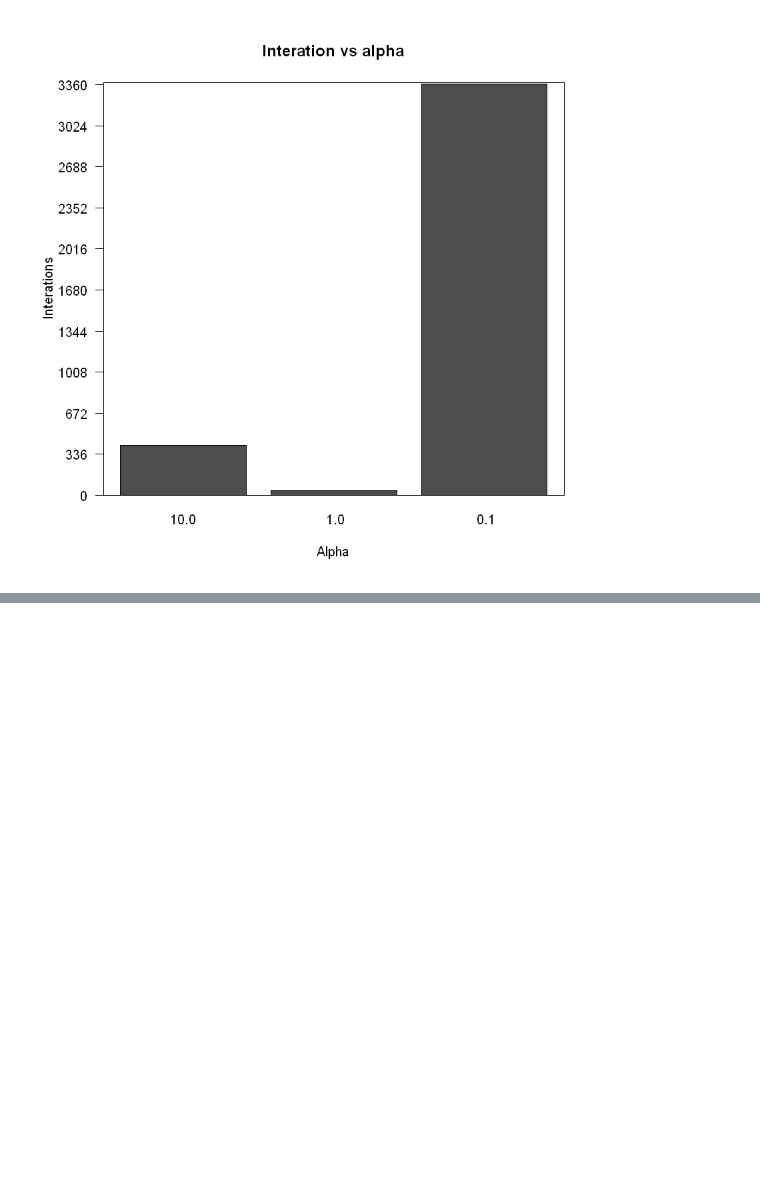
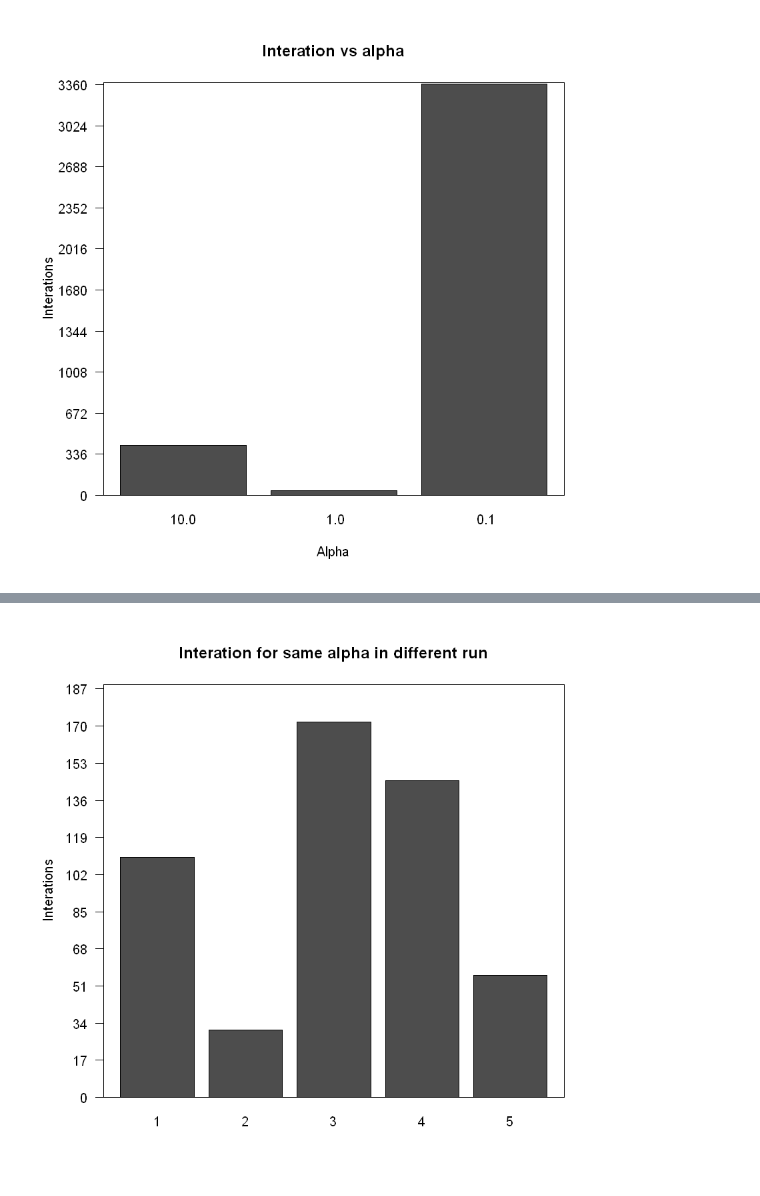
Before and after one commit to jainsanyam786/OptimizationForMachineLearning, a Jupyter notebook: HW1.ipynb, the cells around one changed output, grey strips where cells are left out. Drawn from its saved outputs; the diff is of its cells as text; code cells hidden in the pictures; blank space fills up the shorter version.

Commit message:
Updated code and added pdf for the same

```diff
--- a/HW1.ipynb
+++ b/HW1.ipynb
@@ -513,0 +522,37 @@ Second method provide convergence for smaller learning rates giving chance to be
+# %%
+stochasticGradientDes <- function(y1,A1,x1,advalpha,thrs, maxi, option){
+    converged<-FALSE
+    i=1
+    x1<-x1
+    gradientTrend <- c()
+    alpha <- advalpha
+     while((!converged  && i <= maxi))
+            {
+                index <- sample(nrow(A1),1)
+                yi <- matrix(y1[index],nrow = 1,byrow = TRUE)
+                Ai <- matrix(A1[index,],nrow = 1,byrow = TRUE)
+                deltaf <- deltafx(yi,Ai,x1)
+                if(is.nan(norm(deltaf))){
+                    break
+                }
+
+                #option for alpha
+                if (option == 1)
+                    {
+                    alpha <- advalpha
+                } else if (option == 2)
+                    {
+                    alpha <- advalpha/i
+                } else if (option == 3)
+                    {
+                    alpha <- advalpha/sqrt(i)
+                }
+
+                x1 <- x1 - (alpha*deltaf)
+                gradientTrend <- append(gradientTrend,norm(deltaf))
+                converged <- (norm(deltaf) <= thrs)
+                i <- i+1
+            }
+
+    return (list("x1"= x1,"gradientTrend" =gradientTrend, "iteration" = i-1,"converged" = converged, "alpha" = alpha ))
+}
@@ -513,0 +639,8 @@ Second method provide convergence for smaller learning rates giving chance to be
+# %%
+barplot(Siternations, main="Interation for same alpha in different run", names.arg = seq(1,5,1),
+        ylab = "Interations", ylim = c(0,max(Siternations)+max(Siternations)%/%10), xlab = "", axes = FALSE)
+ylabel <- seq(0, max(Siternations)+max(Siternations)%/%10, by = max(Siternations)%/%10)
+axis(2, at = ylabel, las = 1)
+box()
+# %% [output]
+[figure, added]
```
Also changed, not shown: parts of 22 cells of this notebook, 1 other file.
